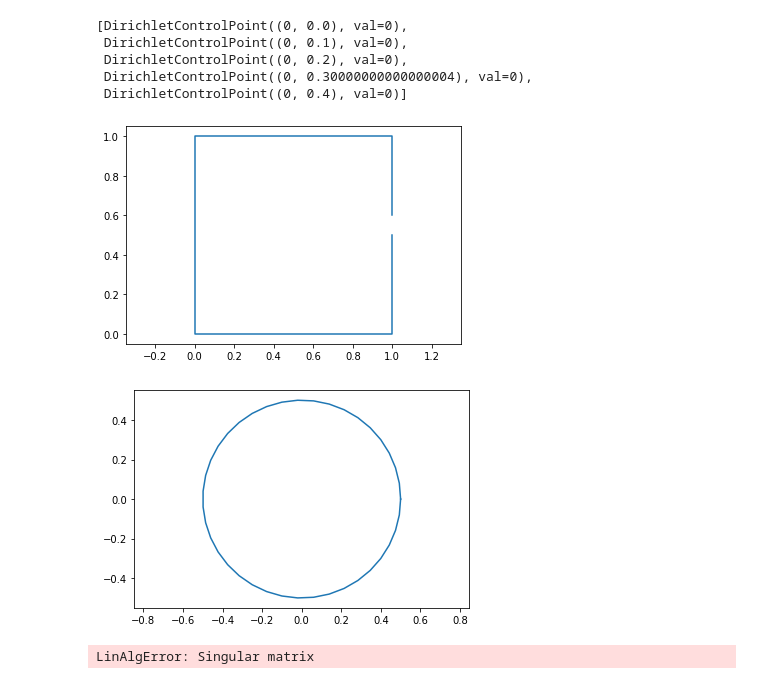
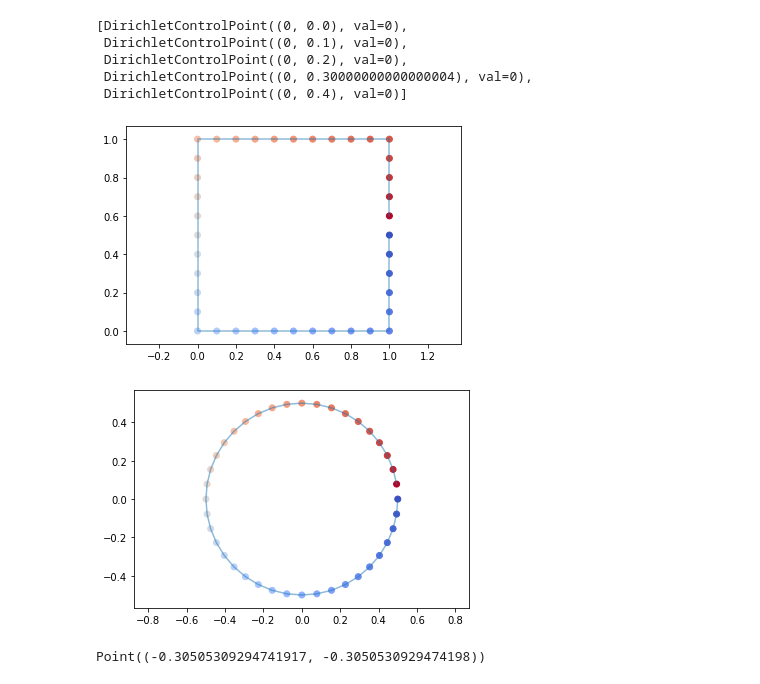
Before and after one commit to aksj98/neurodiffeq, a Jupyter notebook: experiments/thin-plate-spline.ipynb, the cells around one changed output. Drawn from its saved outputs; the diff is of its cells as text; code cells hidden in the pictures.

Commit message:
no more singular matrix, but the solution is still incorrect.

```diff
--- a/experiments/thin-plate-spline.ipynb
+++ b/experiments/thin-plate-spline.ipynb
@@ -4,22 +4,31 @@ import numpy as np
 import matplotlib.pyplot as plt
 %matplotlib inline
 # %%
-class DirichletControlPoint:
+class Point:
+
+    def __repr__(self):
+        return f'Point({self.x})'
+
+    def __init__(self, x):
+        self.x = x
+        self.dim = len(x)
+
+class DirichletControlPoint(Point):
 
     def __repr__(self):
         return f'DirichletControlPoint({self.x}, val={self.val})'
 
     def __init__(self, x, val):
-        self.x = x
+        super().__init__(x)
         self.val = val
 
-class TargetPoint:
+class TargetPoint(Point):
 
     def __repr__(self):
         return f'TargetPoint({self.x})'
 
     def __init__(self, x):
-        self.x = x
+        super().__init__(x)
 # %%
 square_control_points = []
 for i in np.linspace(0, 1, 11):
@@ -60,7 +69,7 @@ def create_mapping_targets(control_points, center, r=0.5):
     # create equally spaced target points
     target_points = [
         TargetPoint( (r*np.cos(theta), r*np.sin(theta)) )
-        for theta in -np.linspace(0, 2*np.pi, len(control_points))
+        for theta in -np.linspace(0, 2*np.pi, len(control_points), endpoint=False)
     ]
 
     assert len(control_points) == len(target_points)
@@ -70,15 +79,17 @@ control_points, target_points = create_mapping_targets(square_control_points, (0
 # %%
 xs = [cp.x[0] for cp in control_points]
 ys = [cp.x[1] for cp in control_points]
-plt.plot(xs, ys)
+plt.plot(xs, ys, alpha=0.5)
+plt.scatter(xs, ys, c=range(len(xs)), cmap='coolwarm')
 plt.axis('equal');
 # %% [output]
-[figure, old version]
+[figure, new version]
 # %%
 xs = [tp.x[0] for tp in target_points]
 ys = [tp.x[1] for tp in target_points]
-plt.plot(xs, ys)
+plt.plot(xs, ys, alpha=0.5)
+plt.scatter(xs, ys, c=range(len(xs)), cmap='coolwarm')
 plt.axis('equal');
 # %% [output]
-[figure, old version]
+[figure, new version]
 # %%
@@ -117,7 +129,3 @@ def solve_tps(control_points, targets):
     b = np.zeros(n_eqts)
     b[:n_pnts] = targets
     return np.linalg.solve(W, b)
-# %%
-solve_tps(control_points, np.array([tp.x[0] for tp in target_points]))
-# %% [output]
-LinAlgError: Singular matrix
@@ -123,0 +159,4 @@ LinAlgError: Singular matrix
+# %%
+mapping(Point(x=(0.0, 0.0)))
+# %% [output]
+Point((-0.30505309294741917, -0.3050530929474198))
```
Also changed, not shown: parts of 10 cells of this notebook.
